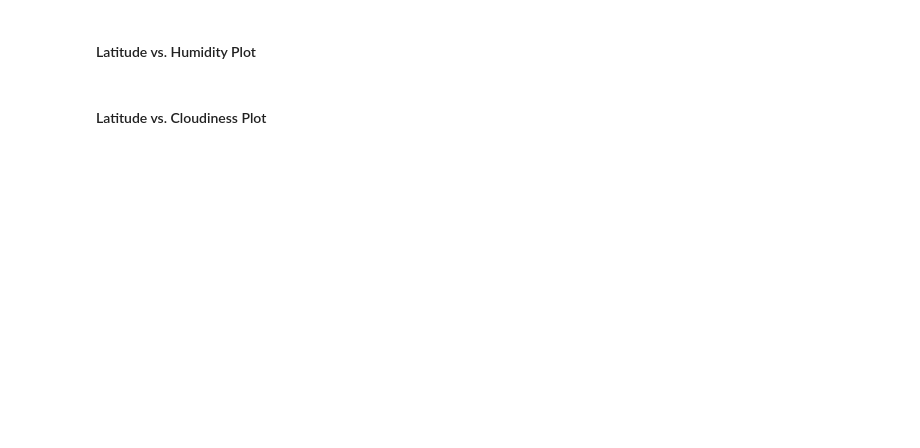
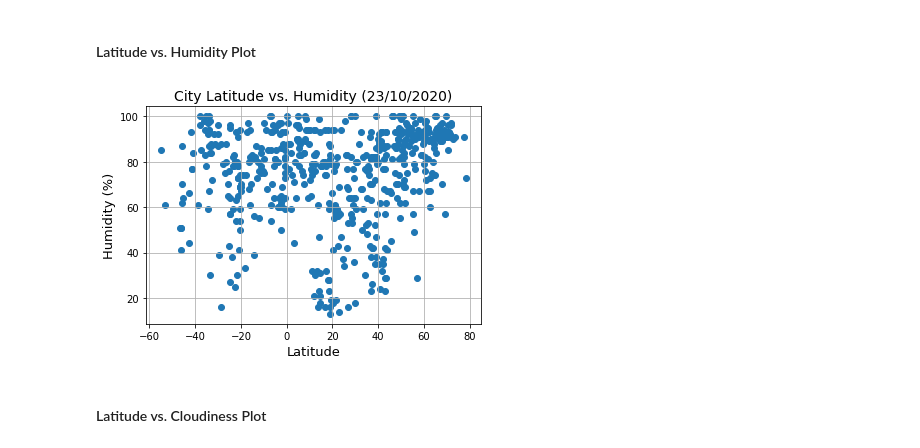
Before and after one commit to trezeget-1/Equator-Weather-Research, a Jupyter notebook: Instructions/starter_code/WeatherPy.ipynb, the cells around one changed output. Drawn from its saved outputs; the diff is of its cells as text; code cells hidden in the pictures; blank space fills up the shorter version.

```diff
--- a/Instructions/starter_code/WeatherPy.ipynb
+++ b/Instructions/starter_code/WeatherPy.ipynb
@@ -233,4 +270,14 @@ final_table
 # %% [markdown]
 #### Latitude vs. Humidity Plot
+# %%
+plt.scatter(final_table["Lat"],final_table["Humidity"])
+plt.title("City Latitude vs. Humidity (23/10/2020)", fontsize=14)
+plt.xlabel("Latitude", fontsize=13)
+plt.ylabel("Humidity (%)", fontsize=13)
+plt.grid()
+plt.savefig(os.path.join(path,r"Fig_jd2.png"))
+plt.show()
+# %% [output]
+[figure, added]
 # %% [markdown]
 #### Latitude vs. Cloudiness Plot
```
Also changed, not shown: parts of 4 cells of this notebook, 4 other files.
